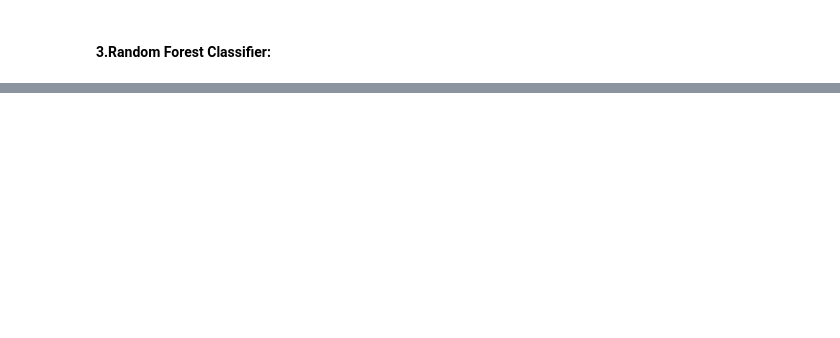
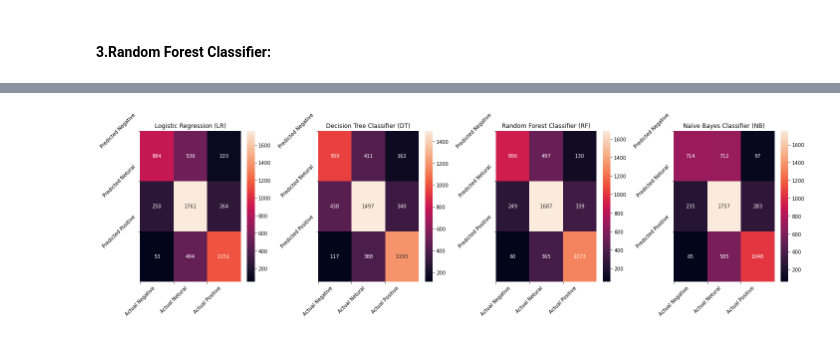
Before and after one commit to iceywhite/3320GroupWork, a Jupyter notebook: twitter-sentiment-analysis.ipynb, the cells around one changed output, grey strips where cells are left out. Drawn from its saved outputs; the diff is of its cells as text; code cells hidden in the pictures; blank space fills up the shorter version.

Commit message:
show the Naive Bayes Classfier and compare the different model

```diff
--- a/twitter-sentiment-analysis.ipynb
+++ b/twitter-sentiment-analysis.ipynb
@@ -437,0 +476,8 @@ NameError: name 'RandomForestClassifier' is not defined
+# %%
+# Building Naive Bayes Classifier
+
+NB_model = BernoulliNB()
+NB_model.fit(X_train,y_train)
+pred = NB_model.predict(X_test)
+pred_prob = NB_model.predict_proba(X_test)
+classification_summary(pred,pred_prob,'Naïve Bayes Classifier (NB)')
@@ -437,0 +531,21 @@ NameError: name 'RandomForestClassifier' is not defined
+# %%
+def conf_mat_plot(all_models):
+    plt.figure(figsize=[20,3*math.ceil(1+len([all_models])/4)])
+
+    for i in range(len(all_models)):
+        if len(labels)<=4:
+            plt.subplot(1,4,i+1)
+        else:
+            plt.subplot(math.ceil(len(all_models)/2),2,i+1)
+        pred = all_models[i].predict(X_test)
+        #plot_cm(Test_Y, pred)
+        sns.heatmap(confusion_matrix(y_test, pred), annot=True, fmt='.0f') #vmin=0,vmax=5,cmap='BuGn'
+        plt.title(result_df.index[i])
+        plt.yticks([0,1,2],labels=['Predicted Negative','Predicted Netural','Predicted Positive'],rotation=45)
+        plt.xticks([0,1,2],labels=['Actual Negative','Actual Netural','Actual Positive'],rotation=45)
+    plt.tight_layout()
+    plt.show()
+# %%
+conf_mat_plot([log_reg_model,DT_model,RF_model,NB_model])
+# %% [output]
+[figure, added]
```
Also changed, not shown: parts of 15 cells of this notebook.
